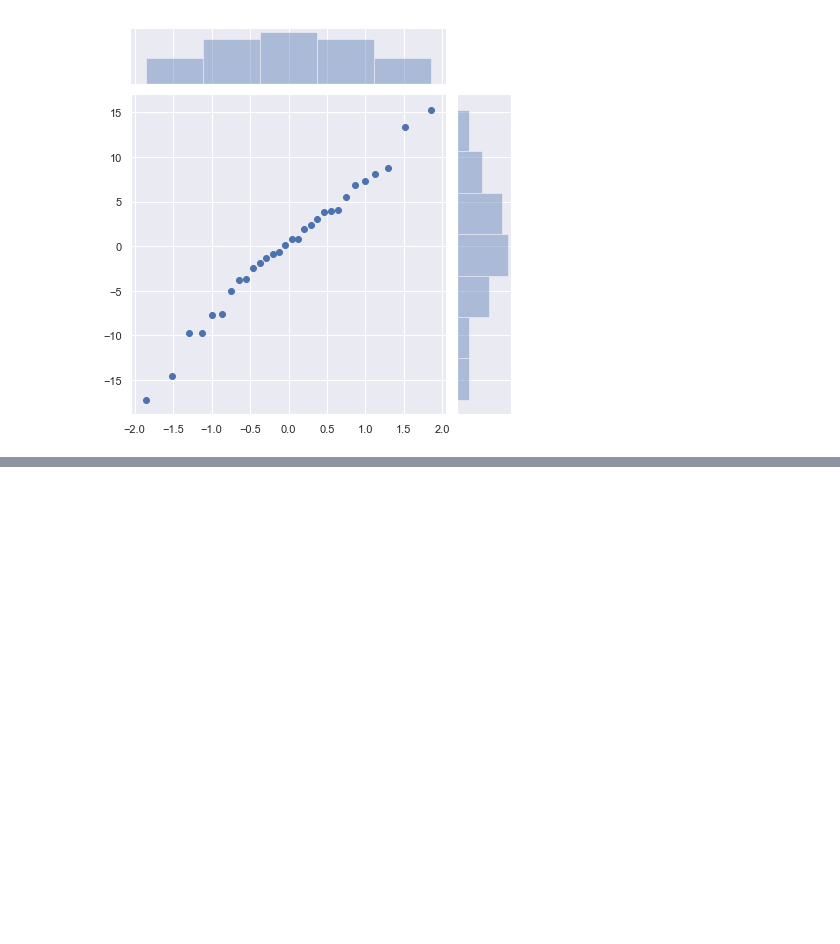
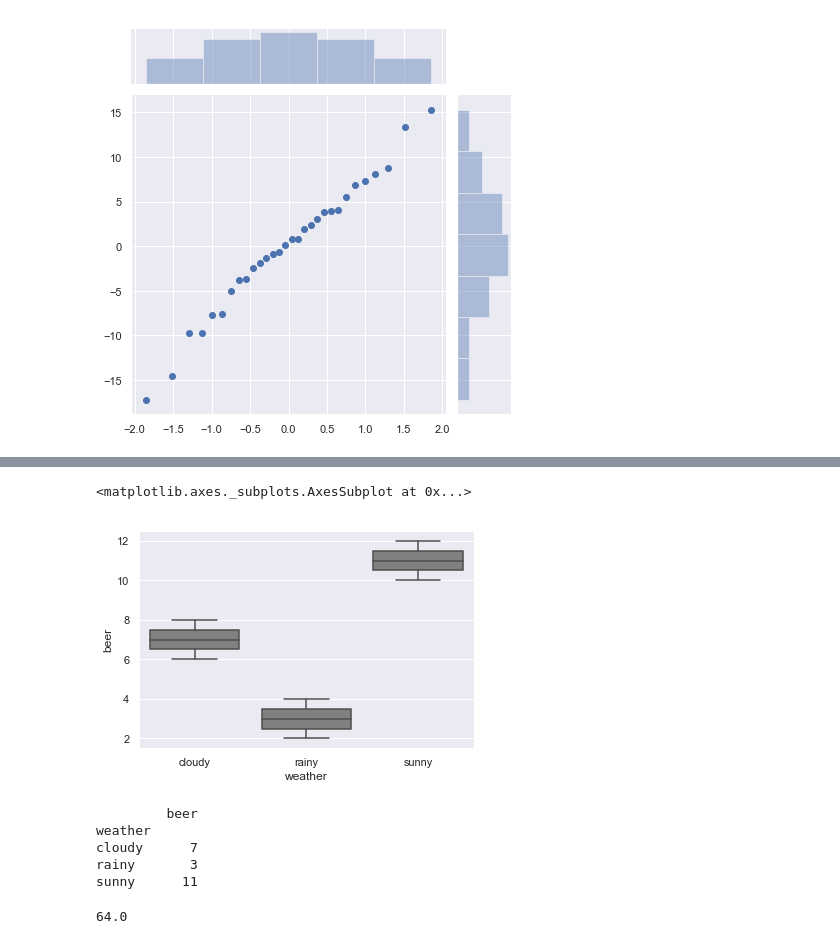
Before and after one commit to ToshikiShimizu/statistics, a Jupyter notebook: python-new-statistics/part5.ipynb, the cells around one changed output, grey strips where cells are left out. Drawn from its saved outputs; the diff is of its cells as text; code cells hidden in the pictures; blank space fills up the shorter version.

```diff
--- a/python-new-statistics/part5.ipynb
+++ b/python-new-statistics/part5.ipynb
@@ -264,0 +272,13 @@ sns.jointplot(ppf,resid_sort,)
+# %%
+weather = [
+    "cloudy", "cloudy",
+    "rainy", "rainy",
+    "sunny", "sunny"
+]
+beer = [6,8,2,4,10,12]
+# %%
+weather_beer = pd.DataFrame({
+    "beer":beer,
+    "weather":weather
+})
+print(weather_beer)
@@ -264,0 +293,13 @@ sns.jointplot(ppf,resid_sort,)
+# %%
+sns.boxplot(x='weather', y='beer', data=weather_beer, color='gray')
+# %% [output]
+<matplotlib.axes._subplots.AxesSubplot at 0x...>
+[figure, added]
+# %%
+print(weather_beer.groupby('weather').mean())
+# %% [output]
+         beer
+weather
+cloudy      7
+rainy       3
+sunny      11
@@ -264,0 +310,5 @@ sns.jointplot(ppf,resid_sort,)
+# %%
+squares_model = sp.sum((effect-mu_effect)**2)
+squares_model
+# %% [output]
+64.0
```
Also changed, not shown: parts of 56 cells of this notebook.
